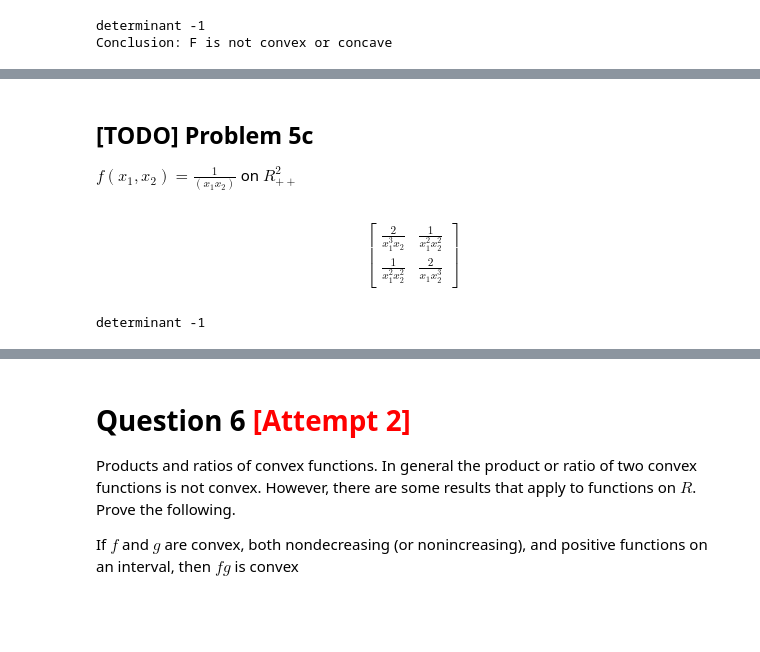
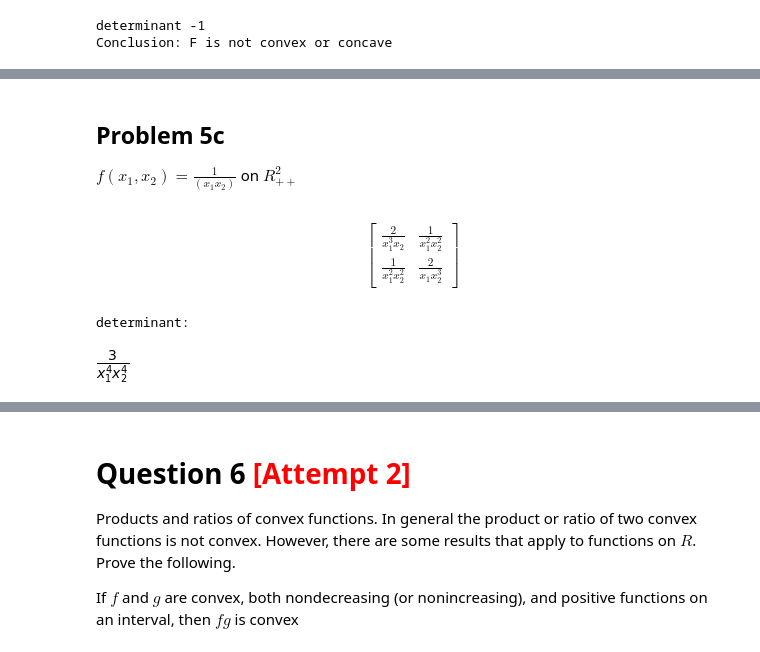
Before and after one commit to sidazhang/uoft-ece1505-homework, a Jupyter notebook: hw1/homework_set_1_question_1_to_7.ipynb, the cells around one changed output, grey strips where cells are left out. Saved outputs shown, nothing was run; the diff lists cells and outputs as text; code cells hidden in the pictures; blank space fills up the shorter version.

```diff
--- a/hw1/homework_set_1_question_1_to_7.ipynb
+++ b/hw1/homework_set_1_question_1_to_7.ipynb
@@ -298,18 +326,21 @@ $\implies x_1x_2$ is quasi-concave
 # %% [markdown]
-## [TODO] Problem 5c
+## Problem 5c
 
 $f(x_1,x_2) = \frac{1}{(x_1x_2)}$ on $R_{++}^2$
 # %%
 x1,x2 = symbols('x_1,x_2')
 q5c_func = 1/(x1*x2)
 q5c_hessian = Matrix([
     [diff(q5c_func, x1, x1), diff(q5c_func, x1, x2)],
     [diff(q5c_func, x2, x1), diff(q5c_func, x2, x2)]
 ])
 display(q5c_hessian)
 q5c_hessian_det = q5c_hessian.det()
-print("determinant", q5b_h_det)
-q5c_hessian_eigenvals = q5b_hessian.eigenvals()
+print("determinant: ")
+display(q5c_hessian_det)
+# q5c_hessian_eigenvals = q5c_hessian.eigenvals()
+# display(q5c_hessian_eigenvals)
 # %% [output]
 $$\left[\begin{matrix}\frac{2}{x_{1}^{3} x_{2}} & \frac{1}{x_{1}^{2} x_{2}^{2}}\\\frac{1}{x_{1}^{2} x_{2}^{2}} & \frac{2}{x_{1} x_{2}^{3}}\end{matrix}\right]$$
-determinant -1
+determinant:
+[figure, added]
```
Also changed, not shown: parts of 8 cells of this notebook, 1 other file.
